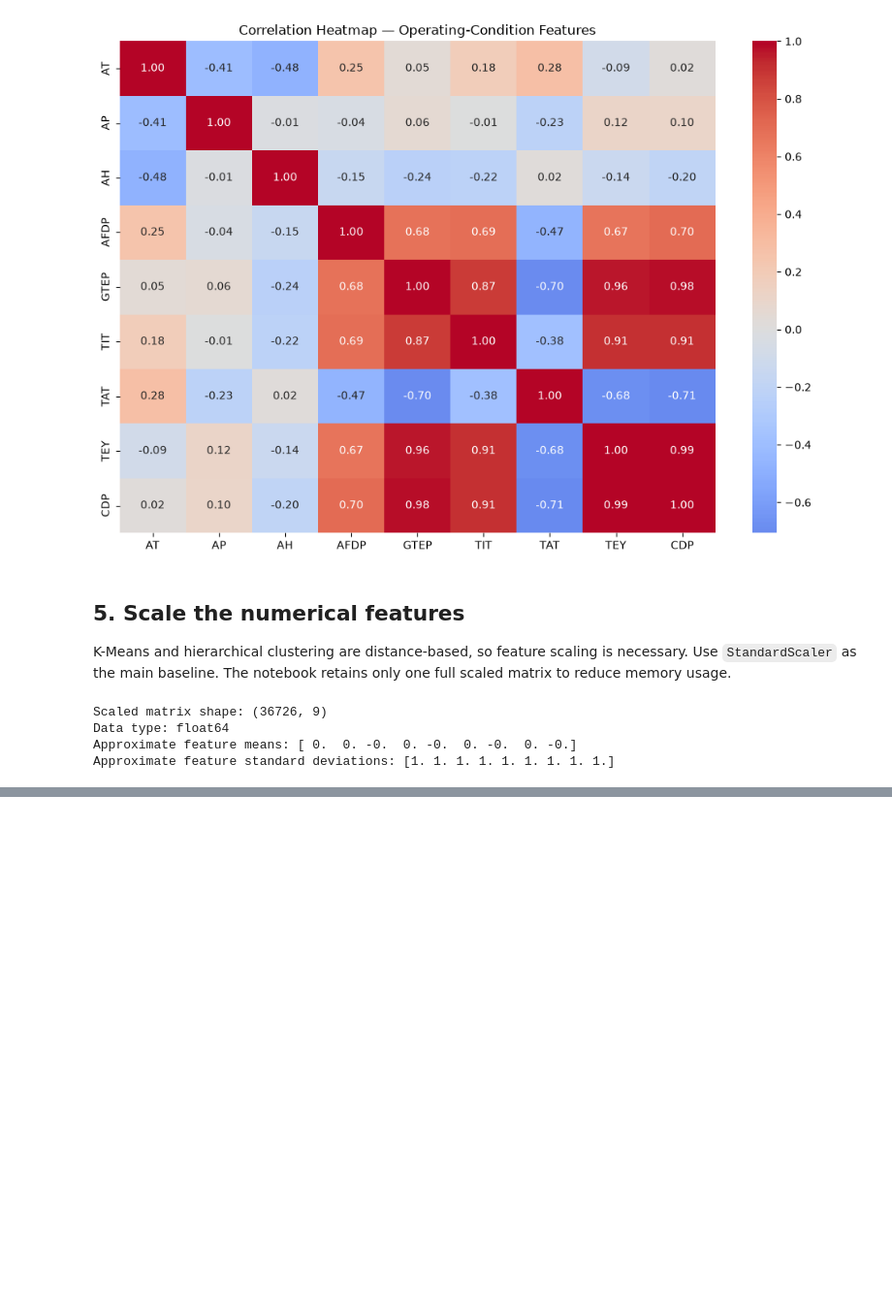
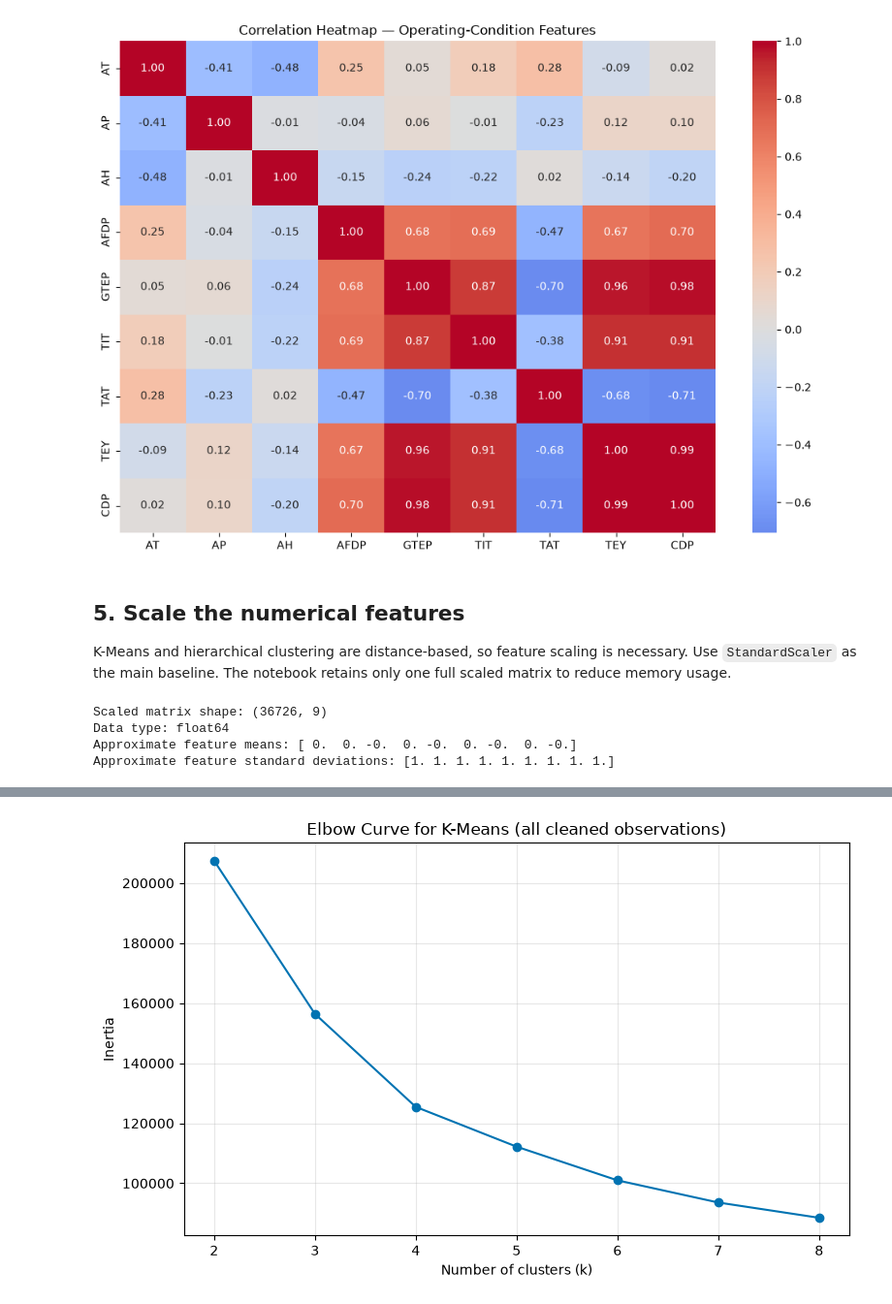
Before and after one commit to hemnath-28/ML-Evaulation-, a Jupyter notebook: notebooks/clustering.ipynb, the cells around one changed output, grey strips where cells are left out. Shown at 97% size. Drawn from its saved outputs; the diff is of its cells as text; code cells hidden in the pictures; blank space fills up the shorter version.

Commit message:
Added K means Clustering

```diff
--- a/notebooks/clustering.ipynb
+++ b/notebooks/clustering.ipynb
@@ -228,0 +233,20 @@ Approximate feature standard deviations: [1. 1. 1. 1. 1. 1. 1. 1. 1.]
+# %%
+k_values = range(2, 9)
+inertias = []
+
+for k in k_values:
+    model = KMeans(n_clusters=k, random_state=RANDOM_STATE, n_init=10)
+    model.fit(X_scaled)
+    inertias.append(model.inertia_)
+
+plt.figure(figsize=(8, 5))
+plt.plot(list(k_values), inertias, marker="o")
+plt.title("Elbow Curve for K-Means (all cleaned observations)")
+plt.xlabel("Number of clusters (k)")
+plt.ylabel("Inertia")
+plt.xticks(list(k_values))
+plt.grid(alpha=0.3)
+plt.tight_layout()
+plt.show()
+# %% [output]
+[figure, added]
```
Also changed, not shown: parts of 5 cells of this notebook.
